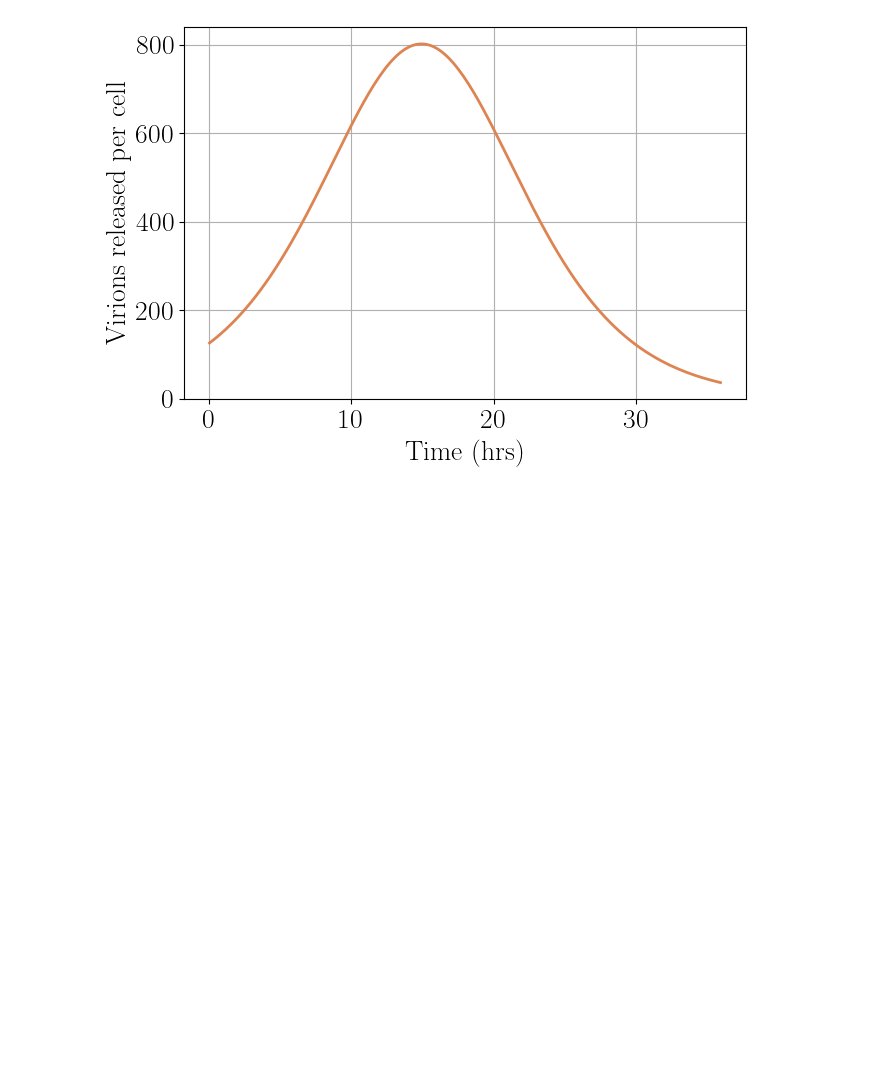
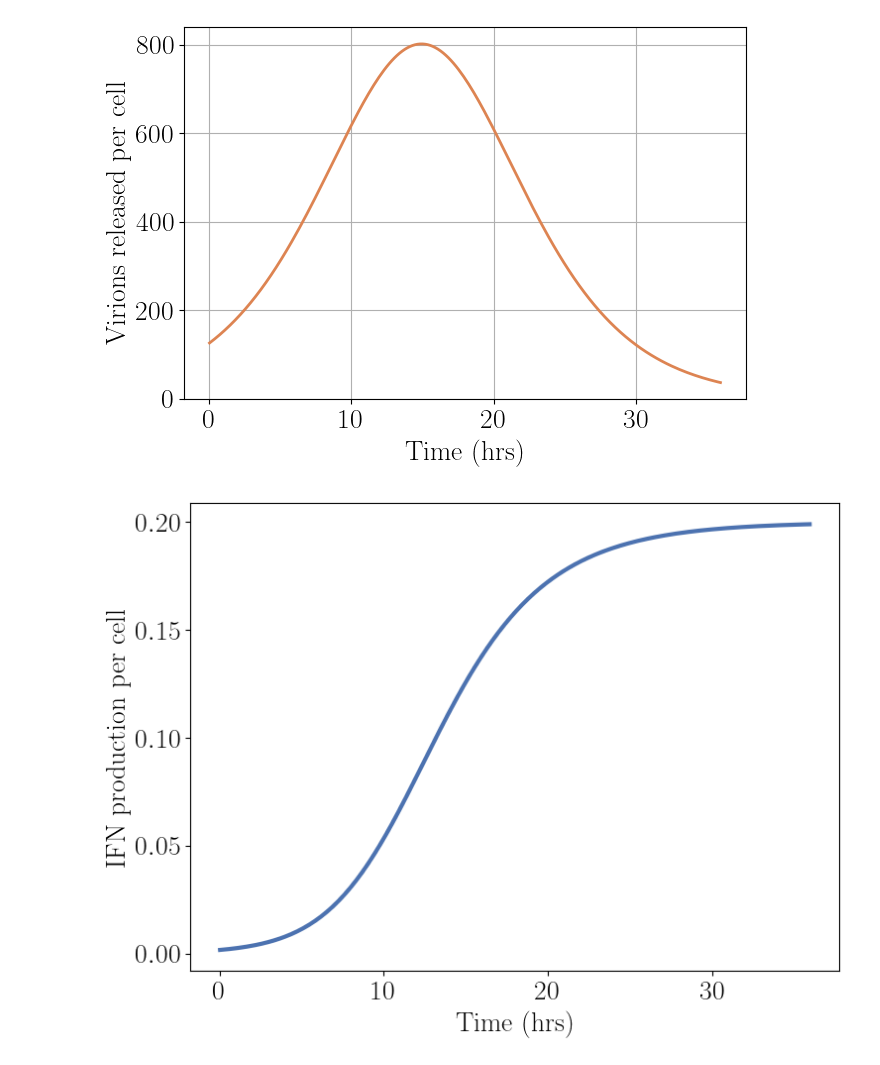
Before and after one commit to rblanco89/TissueFlu, a Jupyter notebook: utilities/tissuePlots.ipynb, the cells around one changed output. Saved outputs shown, nothing was run; the diff lists cells and outputs as text; code cells hidden in the pictures; blank space fills up the shorter version.

```diff
--- a/utilities/tissuePlots.ipynb
+++ b/utilities/tissuePlots.ipynb
@@ -114,8 +189,8 @@ x = df['Time'].values
 y = df['Virions'].values
 # %%
 # Define sigmoidal (logistic) function
-def sigmoid(t, L, k, t0):
-    return L / (1 + np.exp(-k * (t - t0)))
+def sigmoid(t, A, k, t0):
+    return A / (1 + np.exp(-k * (t - t0)))
 
 # Derivative of sigmoid
 def sigmoid_derivative(t, L, k, t0):
@@ -167,3 +242,28 @@ plt.tight_layout()
 plt.show()
 # %% [output]
 [figure]
+# %%
+# Define sigmoidal (logistic) function
+def hillIFN(t):
+    A = 15164.4633
+    k = 2.11574911e-01
+    t0 = 1.49297062e+01
+    V_cum = A / (1 + np.exp(-k * (t - t0)))
+    pMax = 0.25
+    Kf = A / 2
+    return pMax * V_cum**2 / (Kf**2 + V_cum**2)
+# %%
+fig, axs = plt.subplots(figsize=(8,6),facecolor='white')
+
+yy = hillIFN(x_fit)
+
+axs.plot(x_fit, yy, lw=3, color=palette[0])
+axs.set_xlabel('Time (hrs)')
+axs.set_ylabel('IFN production per cell')
+
+plt.tight_layout()
+# plt.savefig('IFNproduction.png')
+
+plt.show()
+# %% [output]
+[figure, added]
```
Also changed, not shown: parts of 3 cells of this notebook, 1 other file.
